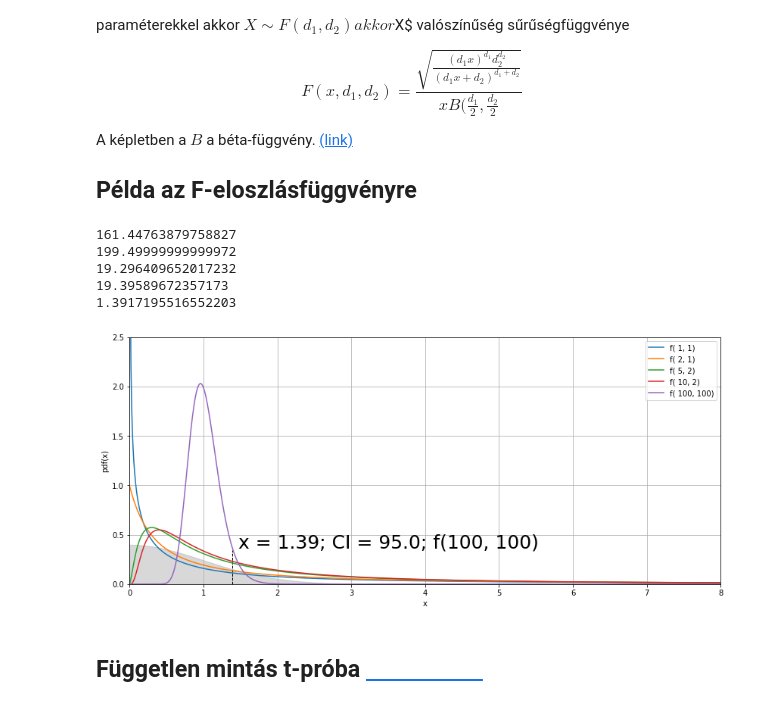
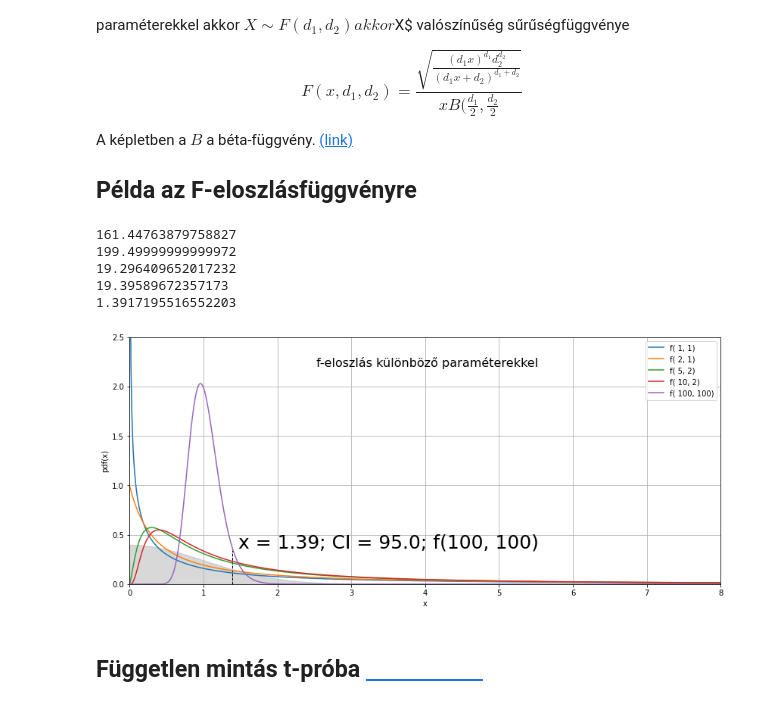
Before and after one commit to JoDeMiro/Statistics, a Jupyter notebook: Python_Statistics_01.ipynb, the cells around one changed output. Saved outputs shown, nothing was run; the diff lists cells and outputs as text; code cells hidden in the pictures.

Commit message:
Hipotézis vizsgálat, Mintavétel, Eloszlások

```diff
--- a/Python_Statistics_01.ipynb
+++ b/Python_Statistics_01.ipynb
@@ -342,0 +319,19 @@ Ahhoz, hogy ez a feltétel teljesüljön a fenti példában c értét 13-ra kell
+# %%
+n = 10
+
+def binomial_p(n, k, p):
+
+  c = math.factorial(n) / (math.factorial(k) * math.factorial((n-k)))
+
+  return (c)*p**k*(1-p)**(n-k)
+
+container = []
+for i in range(n+1):
+  tmp = binomial_p(n, i, 0.5)
+  container.append(tmp)
+  print('p(fej=', i, ') \t= ', tmp)
+
+x = np.linspace(0, n, n+1)
+
+plt.plot(x, container)
+plt.show()
@@ -342,0 +351,18 @@ Ahhoz, hogy ez a feltétel teljesüljön a fenti példában c értét 13-ra kell
+# %%
+fig, ax = plt.subplots(1, 1, figsize=(16, 6))
+fig.suptitle('Binomiális eloszlások')
+
+holder = []
+for k, j in enumerate([10,20,30,40]):
+
+  n = j
+  container = []
+  for i in range(n+1):
+    tmp = binomial_p(n, i, 0.5)
+    container.append(tmp)
+
+  x = np.linspace(0, n, n+1)
+  ax.plot(x, container, label='B(' + str(n) + ', ' + str(0.5) + ')')
+
+plt.legend()
+plt.show()
@@ -1206,34 +1349,38 @@ d1 = [1, 2, 5, 10, 100]
 d2 = [1, 1, 2, 2, 100]
 
 alpha = 0.95
 
 fig, ax = plt.subplots(figsize=(14,6))
 
 px = np.arange(0, 8, 0.01)
 
 for a, i in enumerate(d1):
   j = d2[a]
   f = stats.f.pdf(x, dfn = i, dfd = j)
   ax.plot(x, f, label='f( ' + str(i) + ', ' + str(j) + ')')
   c = stats.f.ppf(alpha, dfn = i, dfd = j)
   print(c)
   ax.vlines(c, 0, 0.34, colors='black', linestyles='--', lw=1)
   if( c < 8):
     ax.text(c, 0.37,' x = ' + str(round(c,2)) + '; CI = ' + str(alpha*100) + '; f(' + str(i) + ', ' + str(j) + ')', fontsize=25, horizontalalignment='left')
 
+ax.text(4, 2.20,' f-eloszlás különböző paraméterekkel', fontsize=16, horizontalalignment='center')
+
+# ax.set_title('f-eloszlás különböző paraméterekkel')
+
 ax.set_xlabel('x')
 ax.set_ylabel('pdf(x)'); ax.grid(True); ax.set_ylim(0,2.5); ax.set_xlim(0, 8)
 ax.fill_between(px,stats.norm.pdf(px),alpha=0.3, color='grey')
 
 ax.legend()
 plt.show()
 # %% [output]
 161.44763879758827
 199.49999999999972
 19.296409652017232
 19.39589672357173
 1.3917195516552203
-[figure, old version]
+[figure, new version]
 # %% [markdown]
 <a name="fuggetlen-mintas-t-proba"></a>
 
```
Also changed, not shown: parts of 60 cells of this notebook.
